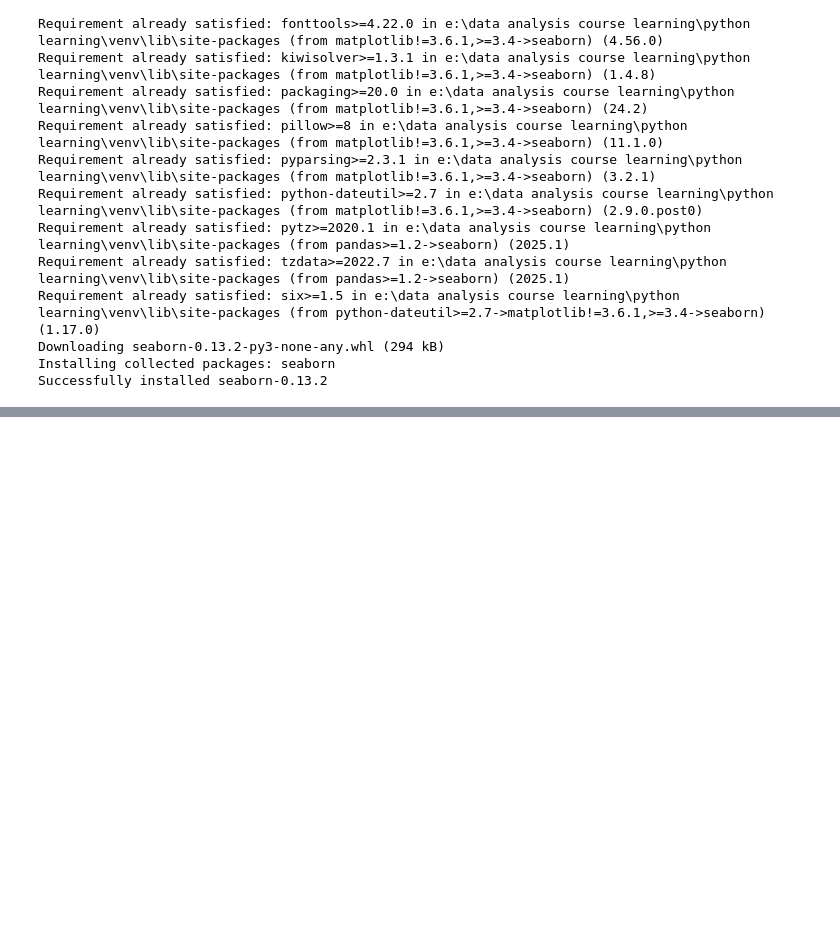
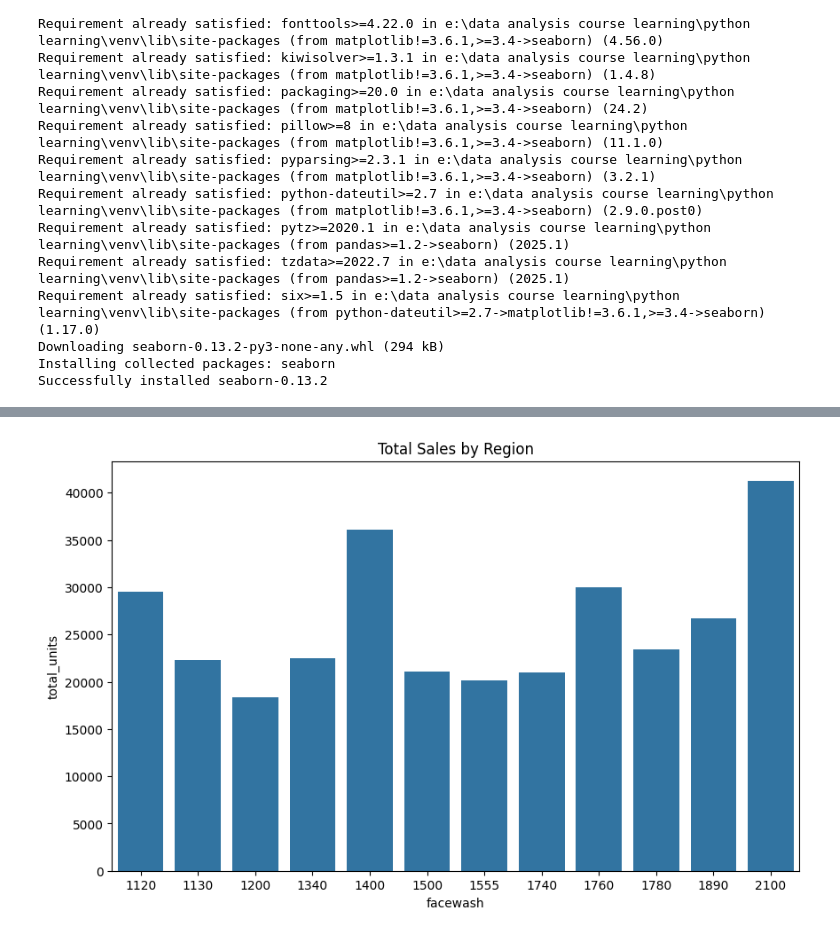
Before and after one commit to Abhinay1411/data-analysis-learning-journey, a Jupyter notebook: python learning/Sec2 Data analysis with python/10 numpy/10.6-seaborn.ipynb, the cells around one changed output, grey strips where cells are left out. Cells and saved outputs as stored; diff of their text form; code cells hidden in the pictures; blank space fills up the shorter version.

```diff
--- a/python learning/Sec2 Data analysis with python/10 numpy/10.6-seaborn.ipynb
+++ b/python learning/Sec2 Data analysis with python/10 numpy/10.6-seaborn.ipynb
@@ -87,8 +153,10 @@ plt.show()
 # %%
 ## Plot total sales by Region
 plt.figure(figsize=(10,6))
-sns.barplot(x='Region',y="Total Revenue",data=sales_df,estimator=sum)
+sns.barplot(x='facewash',y="total_units",data=sales_df,estimator=sum)
 plt.title('Total Sales by Region')
-plt.xlabel('Region')
-plt.ylabel('Total Sales')
+plt.xlabel('facewash')
+plt.ylabel('total_units')
 plt.show()
+# %% [output]
+[figure, added]
```
Also changed, not shown: parts of 14 cells of this notebook.
